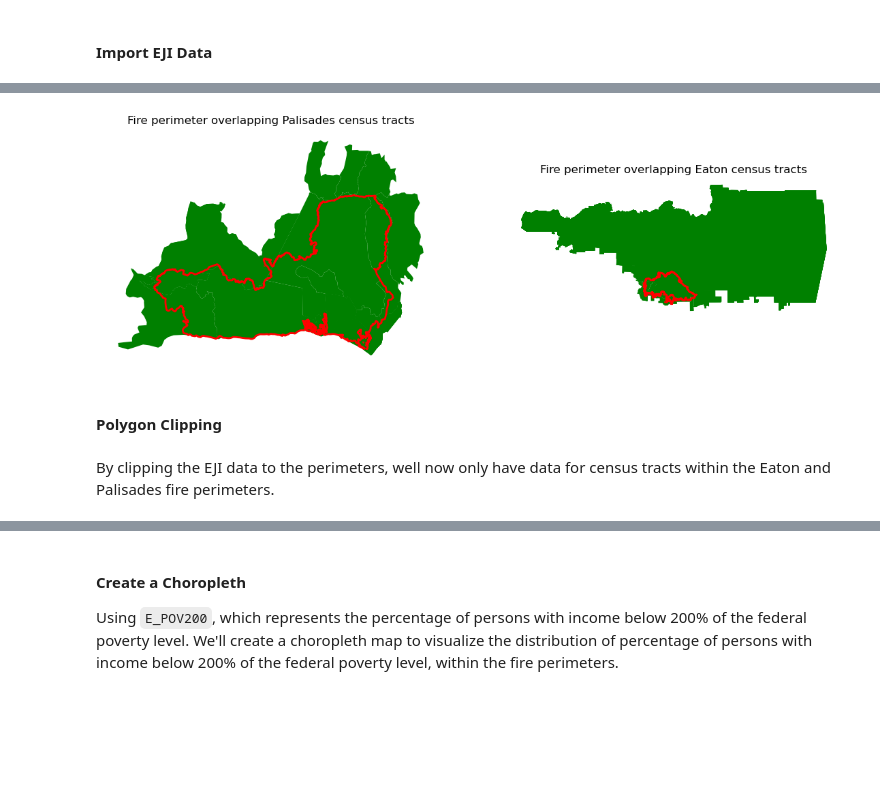
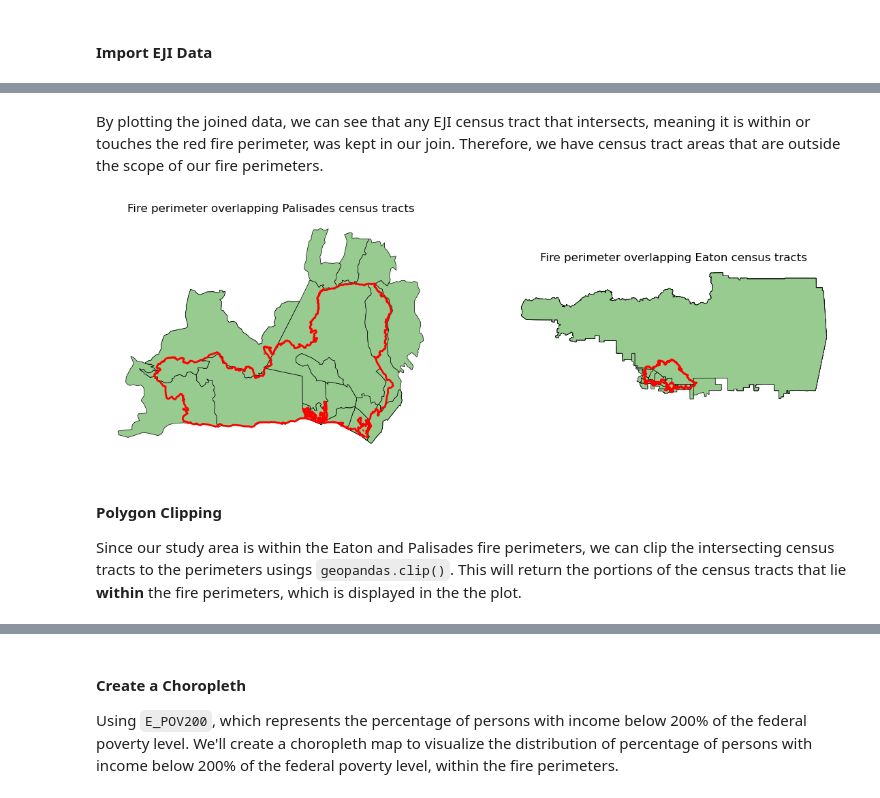
Before and after one commit to jaslynmiura/jaslynmiura.github.io, a Jupyter notebook: posts/eds220-blog-post/fires-blog.ipynb, the cells around one changed output, grey strips where cells are left out. Saved outputs shown, nothing was run; the diff lists cells and outputs as text; code cells hidden in the pictures; blank space fills up the shorter version.

```diff
--- a/posts/eds220-blog-post/fires-blog.ipynb
+++ b/posts/eds220-blog-post/fires-blog.ipynb
@@ -274,36 +302,43 @@ palisades_perimeter = palisades_perimeter.to_crs('EPSG: 3857')
 eaton_eji = gpd.sjoin(eji, eaton_perimeter)
 palisade_eji = gpd.sjoin(eji, palisades_perimeter)
+# %% [markdown]
+By plotting the joined data, we can see that any EJI census tract that intersects, meaning it is within or touches the red fire perimeter, was kept in our join. Therefore, we have census tract areas that are outside the scope of our fire perimeters.
 # %%
 # Plot the fire perimeters on the Eaton and Palisade census tracts.
 fig, (ax1, ax2) = plt.subplots(1, 2, figsize=(14, 6))
 
 palisade_eji.plot(ax=ax1,
-                  color= 'green')
+                  color= '#97CB90',
+                  edgecolor='black',
+                  linewidth=0.5)
 palisades_perimeter.plot(ax=ax1,
               edgecolor= 'red',
               color = 'none',
               linewidth=2)
 ax1.axis('off')
 
 ax1.set_title('Fire perimeter overlapping Palisades census tracts')
 
-eaton_eji.plot(ax=ax2, color= 'green')
+eaton_eji.plot(ax=ax2,
+               color= '#97CB90',
+               edgecolor='black',
+               linewidth=0.5)
 eaton_perimeter.plot(ax=ax2,
               edgecolor= 'red',
               color = 'none',
               linewidth=2)
 ax2.axis('off')
 
 ax2.set_title('Fire perimeter overlapping Eaton census tracts')
 
 plt.show()
 # %% [output]
-[figure, old version]
+[figure, new version]
 # %% [markdown]
 #### Polygon Clipping
+
+Since our study area is within the Eaton and Palisades fire perimeters, we can clip the intersecting census tracts to the perimeters usings `geopandas.clip()`.  This will return the portions of the census tracts that lie **within** the fire perimeters, which is displayed in the the plot.
 # %%
 # Clip the census tracts to the Eaton and Palisade fire perimeters.
 palisade_eji_clip = gpd.clip(palisade_eji, palisades_perimeter)
 eaton_eji_clip = gpd.clip(eaton_eji, eaton_perimeter)
-# %% [markdown]
-By clipping the EJI data to the perimeters, well now only have data for census tracts within the Eaton and Palisades fire perimeters.
```
Also changed, not shown: parts of 24 cells of this notebook, 8 other files.
